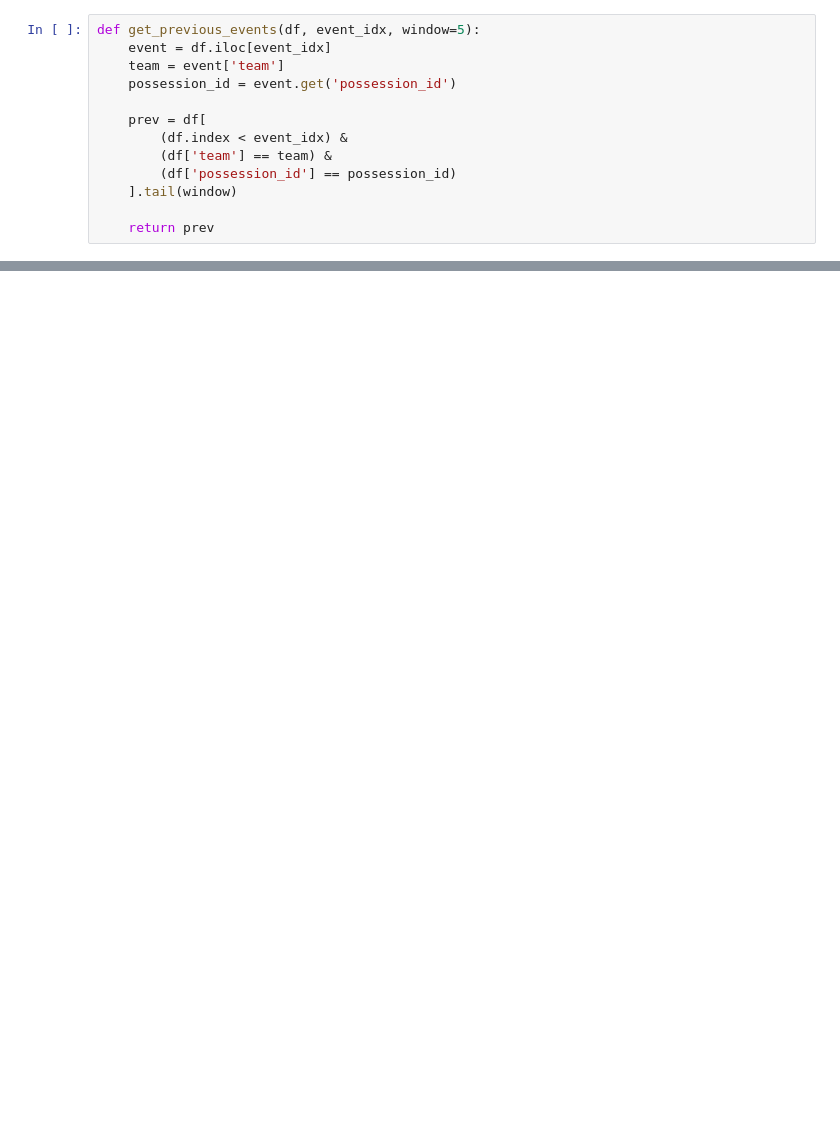
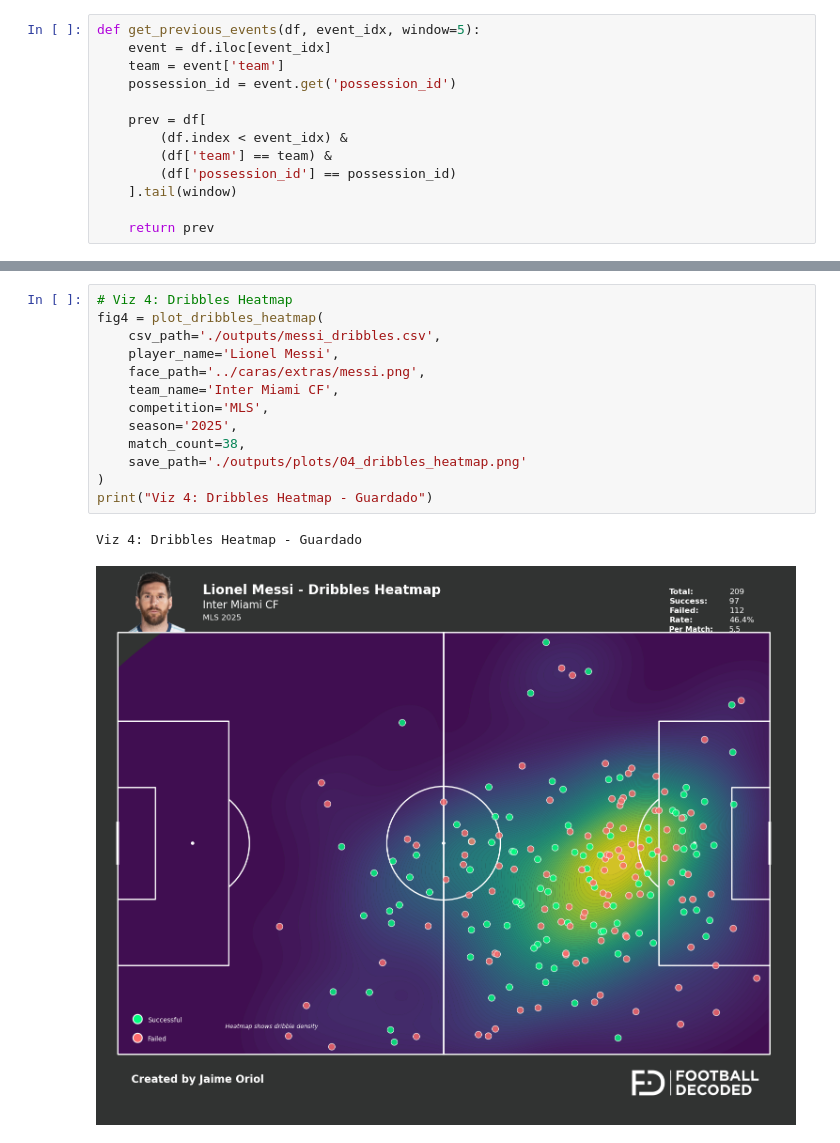
Before and after one commit to jaime-oriol/footballdecoded, a Jupyter notebook: blog/notebooks/messi_visualizations.ipynb, the cells around one changed output, grey strips where cells are left out. Drawn from its saved outputs; the diff is of its cells as text; blank space fills up the shorter version.

```diff
--- a/blog/notebooks/messi_visualizations.ipynb
+++ b/blog/notebooks/messi_visualizations.ipynb
@@ -282,0 +231,16 @@ plt.show()
+# %%
+# Viz 4: Dribbles Heatmap
+fig4 = plot_dribbles_heatmap(
+    csv_path='./outputs/messi_dribbles.csv',
+    player_name='Lionel Messi',
+    face_path='../caras/extras/messi.png',
+    team_name='Inter Miami CF',
+    competition='MLS',
+    season='2025',
+    match_count=38,
+    save_path='./outputs/plots/04_dribbles_heatmap.png'
+)
+print("Viz 4: Dribbles Heatmap - Guardado")
+# %% [output]
+Viz 4: Dribbles Heatmap - Guardado
+[figure, added]
```
Also changed, not shown: parts of 26 cells of this notebook, 13 other files.
